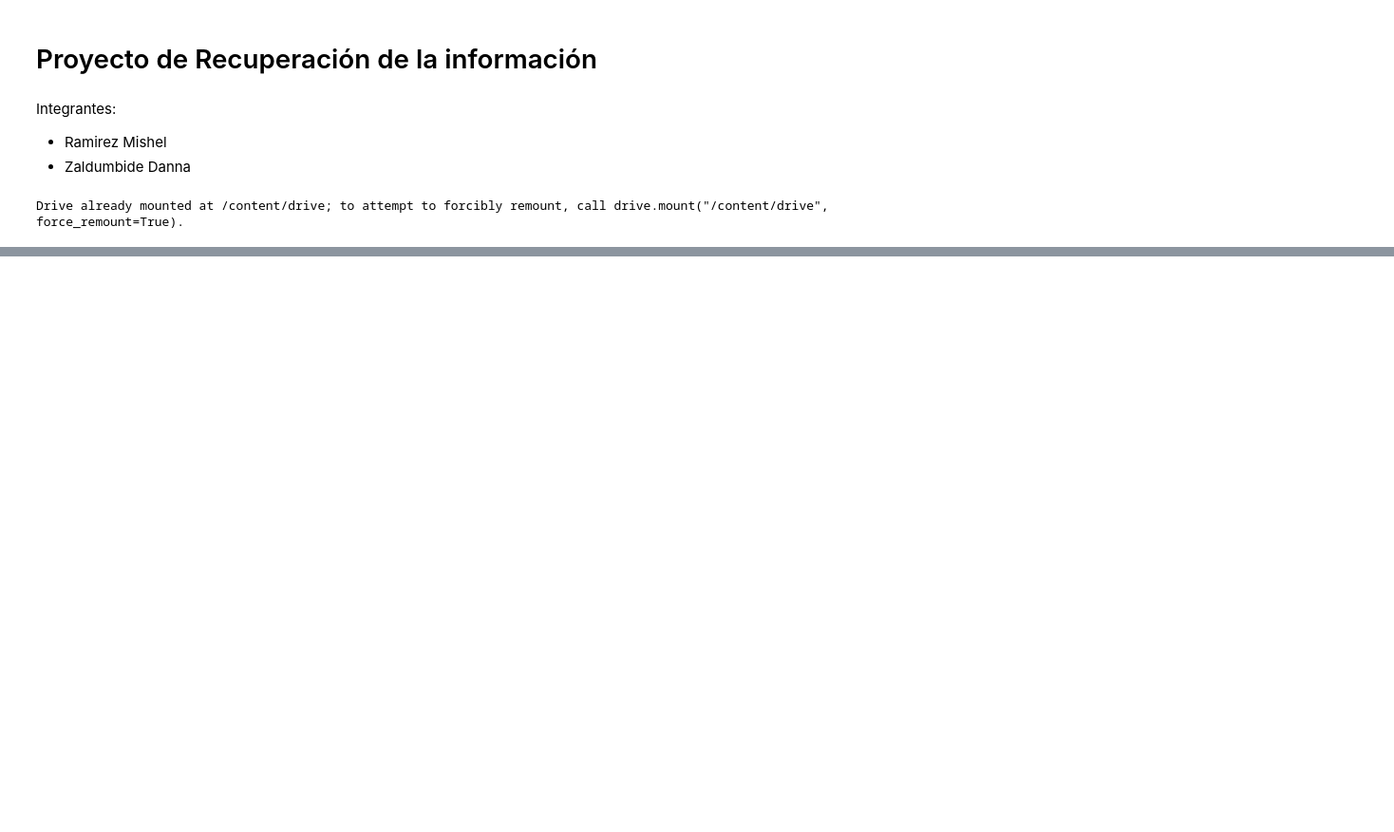
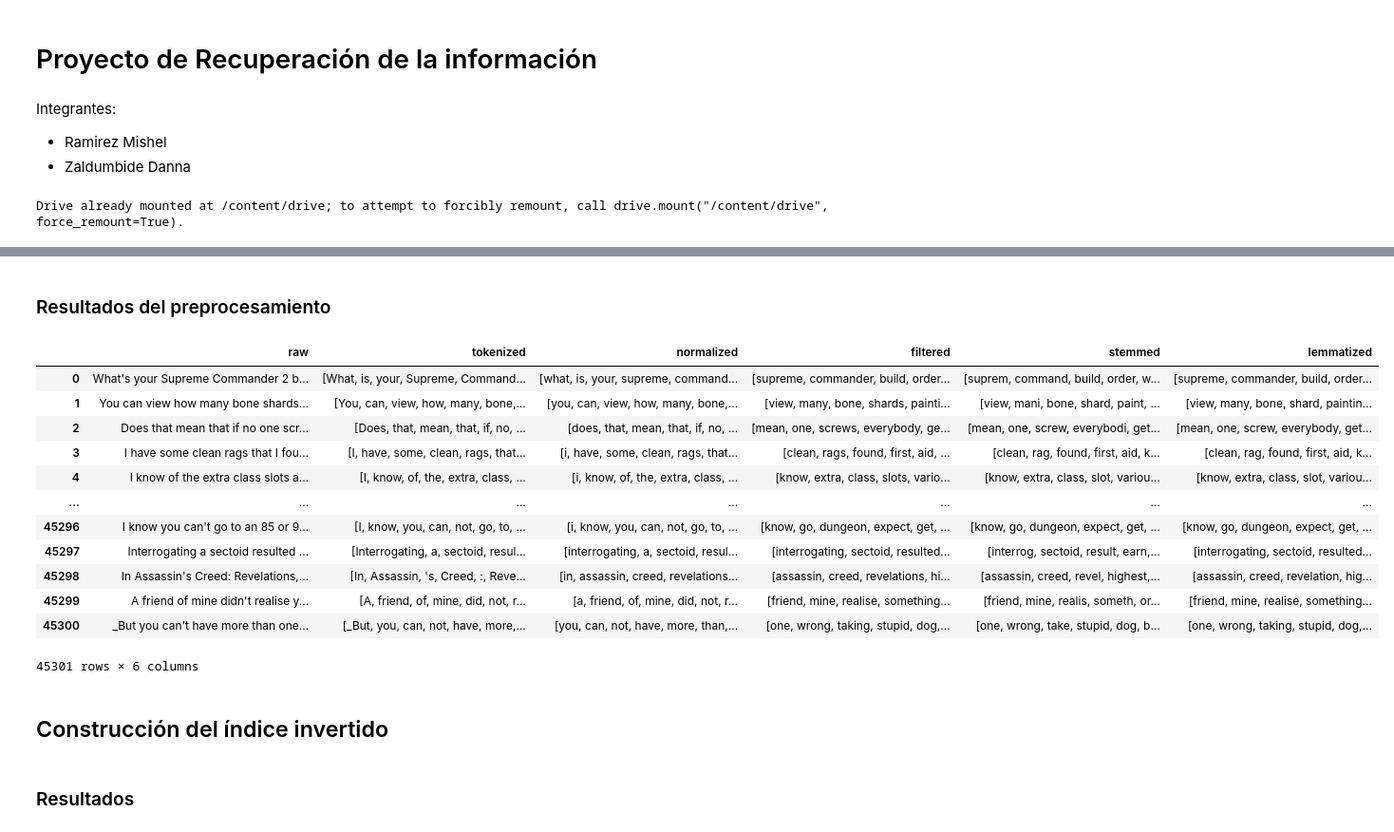
Before and after one commit to nMishelRamirez/Project_IR, a Jupyter notebook: ProyectoIR.ipynb, the cells around one changed output, grey strips where cells are left out. Shown at 95% size. Cells and saved outputs as stored; diff of their text form; code cells hidden in the pictures; blank space fills up the shorter version.

```diff
--- a/ProyectoIR.ipynb
+++ b/ProyectoIR.ipynb
@@ -21,0 +56,18 @@ Requirement already satisfied: pyahocorasick in /usr/local/lib/python3.11/dist-p
+# %%
+# Cargar corpus.jsonl
+corpus_path = '/content/drive/MyDrive/ir_datasets/gaming/corpus.jsonl'
+docs = []
+
+with open(corpus_path, 'r') as f:
+    for line in f:
+        data = json.loads(line)
+        docs.append({
+            'doc_id': data['_id'],
+            'text': data['text']
+        })
+
+# Crear DataFrame
+corpus_df = pd.DataFrame(docs)
+
+# Extraer textos
+corpus = [doc['text'] for doc in docs]
@@ -21,0 +76,17 @@ Requirement already satisfied: pyahocorasick in /usr/local/lib/python3.11/dist-p
+# %%
+# import preprocessing as pp
+from preprocessing import preprocess_dataframe
+
+try:
+    nltk.data.find('tokenizers/punkt_tab')
+except LookupError:
+    nltk.download('punkt_tab')
+
+# Crear un DataFrame
+df = pd.DataFrame({'raw': corpus})
+
+# Aplicar preprocesamiento
+processed_df = preprocess_dataframe(df, lang='english', return_all=True)
+
+# Mostrar el resultado
+print(processed_df[['raw', 'tokenized', 'normalized', 'filtered', 'stemmed', 'lemmatized']].head())
@@ -21,0 +113,20 @@ Requirement already satisfied: pyahocorasick in /usr/local/lib/python3.11/dist-p
+# %% [markdown]
+### Resultados del preprocesamiento
+# %%
+processed_df
+# %% [output]
+|  | raw | tokenized | normalized | filtered | stemmed | lemmatized |
+| 0 | What's your Supreme Commander 2 b... | [What, is, your, Supreme, Command... | [what, is, your, supreme, command... | [supreme, commander, build, order... | [suprem, command, build, order, w... | [supreme, commander, build, order... |
+| 1 | You can view how many bone shards... | [You, can, view, how, many, bone,... | [you, can, view, how, many, bone,... | [view, many, bone, shards, painti... | [view, mani, bone, shard, paint, ... | [view, many, bone, shard, paintin... |
+| 2 | Does that mean that if no one scr... | [Does, that, mean, that, if, no, ... | [does, that, mean, that, if, no, ... | [mean, one, screws, everybody, ge... | [mean, one, screw, everybodi, get... | [mean, one, screw, everybody, get... |
+| 3 | I have some clean rags that I fou... | [I, have, some, clean, rags, that... | [i, have, some, clean, rags, that... | [clean, rags, found, first, aid, ... | [clean, rag, found, first, aid, k... | [clean, rag, found, first, aid, k... |
+| 4 | I know of the extra class slots a... | [I, know, of, the, extra, class, ... | [i, know, of, the, extra, class, ... | [know, extra, class, slots, vario... | [know, extra, class, slot, variou... | [know, extra, class, slot, variou... |
+| ... | ... | ... | ... | ... | ... | ... |
+| 45296 | I know you can't go to an 85 or 9... | [I, know, you, can, not, go, to, ... | [i, know, you, can, not, go, to, ... | [know, go, dungeon, expect, get, ... | [know, go, dungeon, expect, get, ... | [know, go, dungeon, expect, get, ... |
+| 45297 | Interrogating a sectoid resulted ... | [Interrogating, a, sectoid, resul... | [interrogating, a, sectoid, resul... | [interrogating, sectoid, resulted... | [interrog, sectoid, result, earn,... | [interrogating, sectoid, resulted... |
+| 45298 | In Assassin's Creed: Revelations,... | [In, Assassin, 's, Creed, :, Reve... | [in, assassin, creed, revelations... | [assassin, creed, revelations, hi... | [assassin, creed, revel, highest,... | [assassin, creed, revelation, hig... |
+| 45299 | A friend of mine didn't realise y... | [A, friend, of, mine, did, not, r... | [a, friend, of, mine, did, not, r... | [friend, mine, realise, something... | [friend, mine, realis, someth, or... | [friend, mine, realise, something... |
+| 45300 | _But you can't have more than one... | [_But, you, can, not, have, more,... | [you, can, not, have, more, than,... | [one, wrong, taking, stupid, dog,... | [one, wrong, take, stupid, dog, b... | [one, wrong, taking, stupid, dog,... |
+45301 rows × 6 columns
+# %% [markdown]
+## Construcción del índice invertido
@@ -21,0 +148,2 @@ Requirement already satisfied: pyahocorasick in /usr/local/lib/python3.11/dist-p
+# %% [markdown]
+### Resultados
```
Also changed, not shown: parts of 19 cells of this notebook.
